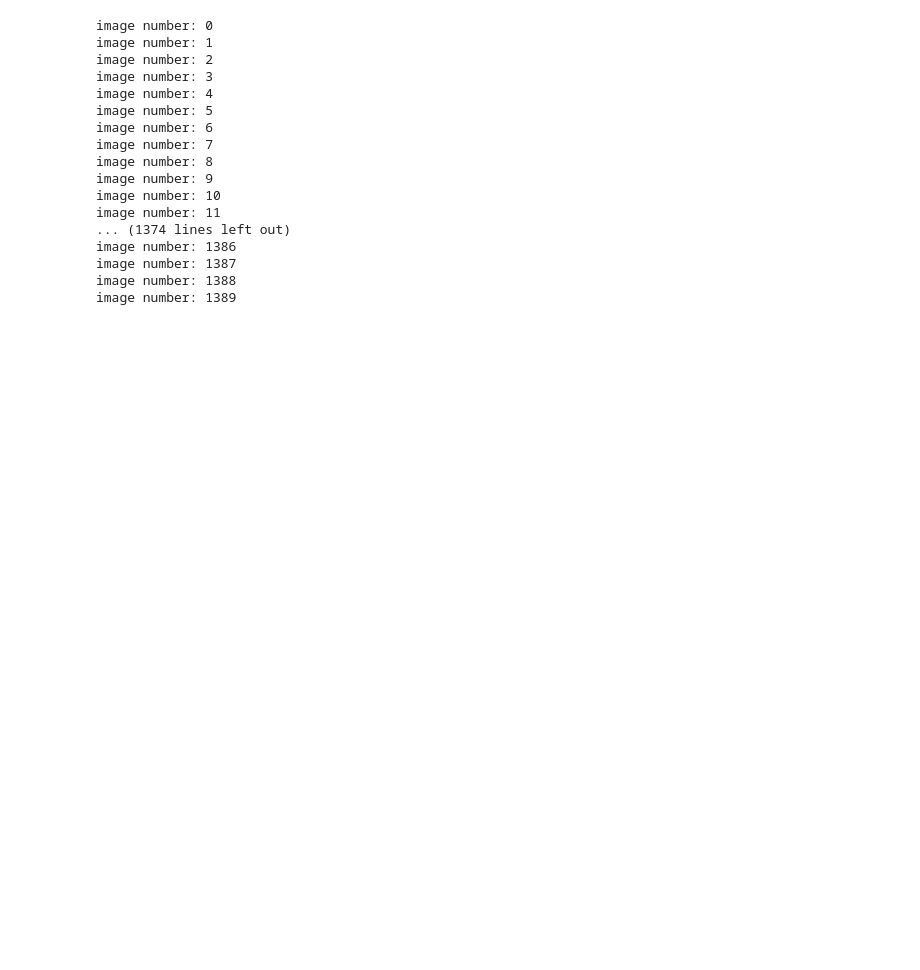
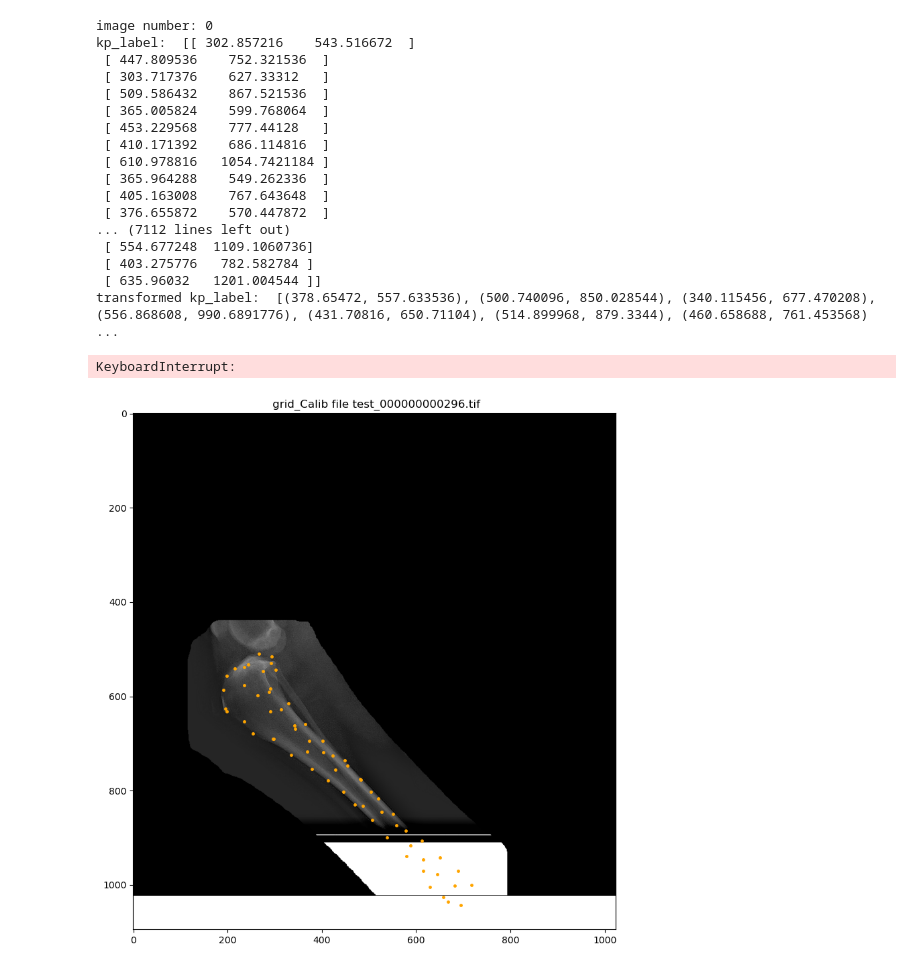
Before and after one commit to BRIO-lab/Stifle-Keypoints, a Jupyter notebook: scripts/check_the_images.ipynb, the cells around one changed output. Saved outputs shown, nothing was run; the diff lists cells and outputs as text; code cells hidden in the pictures; blank space fills up the shorter version.

Commit message:
implemented Albumenations for rigid transforms and changed kp proc in Dataset

```diff
--- a/scripts/check_the_images.ipynb
+++ b/scripts/check_the_images.ipynb
@@ -146,7 +139,7 @@ from loss import kp_loss
 
 
 
-class KeypointDataset(torch.utils.data.Dataset):
+class asdfKeypointDataset(torch.utils.data.Dataset):
 
     def __init__(self, config, evaluation_type, transform=None):
         """
@@ -202,8 +195,20 @@ class KeypointDataset(torch.utils.data.Dataset):
         kp_label = kp_label.split(']\n [')
         kp_label = [np.array([float(x) for x in list(filter(None, kp.split(' ')))]) for kp in kp_label]
         kp_label = np.array(kp_label)
+        kp_label[:, 1] = 1 - kp_label[:, 1]         # ! New kp_label preprocessing
+        kp_label = kp_label * 1024
+
+        # * Transformations
+        # Albumenations
+        print('kp_label: ', kp_label)
+        image_no_transform = image
+        if self.transform and self.config.dataset['USE_ALBUMENTATIONS'] == True:
+            transformed = self.transform(image=image, mask=seg_label, keypoints=kp_label)
+            image, seg_label, kp_label = transformed['image'], transformed['mask'], transformed['keypoints']
+        print('transformed kp_label: ', kp_label)
 
         # * Subset Pixels
+        full_image = image             # Save full image (no subset_pixels) for visualization
         if self.config.dataset['SUBSET_PIXELS'] == True:
             label_dst = np.zeros_like(seg_label)
             label_normed = cv2.normalize(seg_label, label_dst, alpha = 0, beta = 1, norm_type = cv2.NORM_MINMAX)
@@ -214,24 +219,22 @@ class KeypointDataset(torch.utils.data.Dataset):
             image_subsetted = cv2.multiply(label_dilated, image)
             image = image_subsetted
 
-        image = torch.FloatTensor(image[None, :, :]) # Store as byte (to save space) then convert when called in __getitem__
+        # * Convert to tensors
+        image = torch.FloatTensor(image[None, :, :]) # Store as byte (to save space) then convert when called in __getitem__. - What. What does this mean?
         full_image = torch.FloatTensor(full_image[None, :, :]) # Store as byte (to save space) then convert when called in __getitem__
         seg_label = torch.FloatTensor(seg_label[None, :, :])
-        #kp_label = torch.FloatTensor(kp_label.reshape(-1))      # Reshape to 1D array so that it's 2*num_keypoints long
         kp_label = torch.FloatTensor(kp_label)          # kp_label is of shape (num_keypoints, 2)
         assert kp_label.shape == (self.num_points, 2), "Keypoint label shape is incorrect!"
         #print("kp_label.shape:")
         #print(kp_label.shape)
 
-
-
-        # Form sample and transform if necessary
+        # * Create a dictionary of the sample
         sample = {'image': image,
                     'img_name': image_name,
                     'kp_label': kp_label,
                     'seg_label': seg_label,
-                    'full_image': full_image}
-        assert self.transform is not None, "Transforms not implemented yet!"
-        if self.transform and self.config.dataset['USE_ALBUMENTATIONS'] == True:
-            sample = self.transform(sample)     # TODO: Implement transforms. Seems like we'll have to reshape the keypoints to be num_keypoints x 2 instead of 2*num_keypoints x 1
+                    'full_image': full_image,
+                    'image_no_transform': image_no_transform}
+
+        # * Return the sample
         return sample
@@ -241,5 +241,13 @@ dataset = KeypointDataset(config, 'train')
+# %%
+#from temp_config import Configuration
+#from KeypointDataset import KeypointDataset
+import matplotlib.pyplot as plt
+import albumentations as A
+
+config = asdfConfiguration()
+dataset = asdfKeypointDataset(config, 'train')
 # %%
-PRINT_DIR = '/media/sasank/LinuxStorage/Dropbox (UFL)/Canine Kinematics Data/image_check/pruned_tib/'
+PRINT_DIR = '/media/sasank/LinuxStorage/Dropbox (UFL)/Canine Kinematics Data/image_check/albumentations/'
 # Iterate through the dataset and print the shapes of the images and labels
 for i in range(len(dataset)):
     print("image number: " + str(i))
@@ -257,48 +265,50 @@ for i in range(len(dataset)):
     assert num_keypoints == 64, "Number of keypoints is incorrect!"
     images = images.cpu()
     kp_labels = kp_labels.cpu()
     kp_labels = kp_labels.numpy()
 
     output_image_vector = []
 
     for i in range(0, num_images):
         fig, ax = plt.subplots(1, 1, figsize=(10, 10), squeeze=False)
 
         # ! TODO: Is this the right way to do this? Is there something wrong here with offsets or something?
         #kp_labels[i][:, 0] = +1 * kp_labels[i][:, 0] * 1024
-        kp_labels[:, 0] = +1 * kp_labels[:, 0] * 1024
+        #kp_labels[:, 0] = +1 * kp_labels[:, 0] * 1024
         #kp_labels[i][:, 1] = -1 * kp_labels[i][:, 1] * 1024 + 1024
-        kp_labels[:, 1] = -1 * kp_labels[:, 1] * 1024 + 1024
+        #kp_labels[:, 1] = -1 * kp_labels[:, 1] * 1024 + 1024
         # Do some stuff so that img is shown correctly
         img = images.numpy()
         img = np.transpose(img, (1, 2, 0))  # Transpose the output so that it's the same way as img
         img = np.dstack((img, img, img))    # Make it 3 channels
         ax[0][0].imshow((img * 255).astype(np.uint8))  # The multiplying by 255 and stuff is so it doesn't get clipped or something
 
         for j in range(num_keypoints):
             #ax[0][0].text(labels[i][j, 0], labels[i][j, 1], str(j), color='m')        # Silenced this for now since we have 64 keypoints
             ax[0][0].plot(kp_labels[j, 0], kp_labels[j, 1], color='orange', marker='.', markersize=5)
             #ax[0][0].plot([kp_labels[i][j, 0], kp_preds[i][j, 0]], [labels[i][j, 1], preds[i][j, 1]], color='limegreen', linestyle='-')
         image_name = img_names.split('/')[-1]    # Format img_names[i] so that only the part after the last '/' is shown
         ax[0][0].set_title(title + ' {}'.format(image_name))
         fig.savefig(os.path.join(PRINT_DIR, image_name))
         output_image_vector.append(fig)
         plt.close()
 # %% [output]
 image number: 0
-image number: 1
-image number: 2
-image number: 3
-image number: 4
-image number: 5
-image number: 6
-image number: 7
-image number: 8
-image number: 9
-image number: 10
-image number: 11
-... (1374 lines left out)
-image number: 1386
-image number: 1387
-image number: 1388
-image number: 1389
+kp_label:  [[ 302.857216    543.516672  ]
+ [ 447.809536    752.321536  ]
+ [ 303.717376    627.33312   ]
+ [ 509.586432    867.521536  ]
+ [ 365.005824    599.768064  ]
+ [ 453.229568    777.44128   ]
+ [ 410.171392    686.114816  ]
+ [ 610.978816   1054.7421184 ]
+ [ 365.964288    549.262336  ]
+ [ 405.163008    767.643648  ]
+ [ 376.655872    570.447872  ]
+... (7112 lines left out)
+ [ 554.677248  1109.1060736]
+ [ 403.275776   782.582784 ]
+ [ 635.96032   1201.004544 ]]
+transformed kp_label:  [(378.65472, 557.633536), (500.740096, 850.028544), (340.115456, 677.470208), (556.868608, 990.6891776), (431.70816, 650.71104), (514.899968, 879.3344), (460.658688, 761.453568) ...
+KeyboardInterrupt:
+[figure, added]
```
Also changed, not shown: parts of 2 cells of this notebook, 9 other files.
